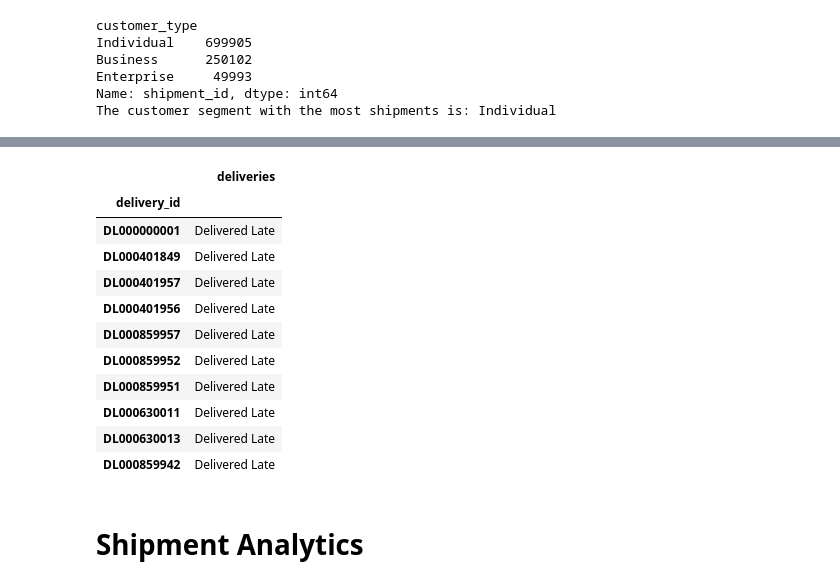
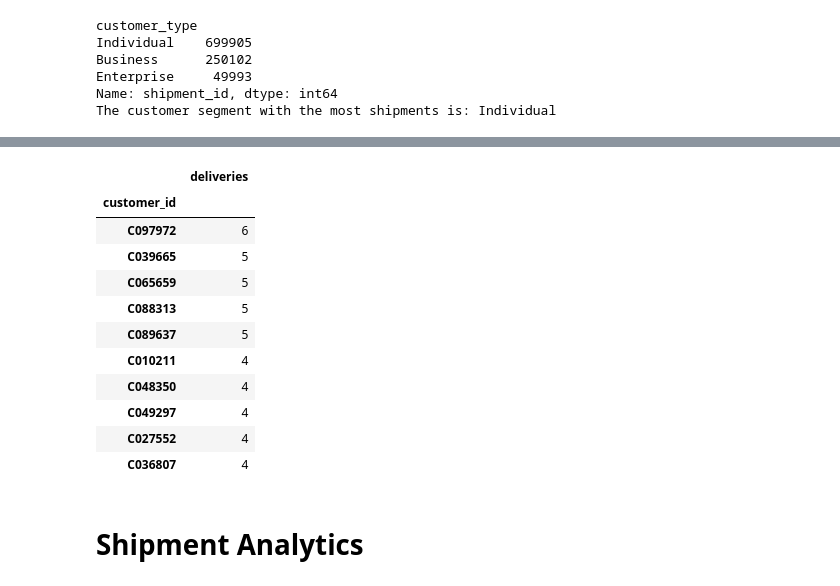
Before and after one commit to jilyanga2/Logistics-And-Delivery-Intelligence, a Jupyter notebook: feature-engineering.ipynb, the cells around one changed output, grey strips where cells are left out. Saved outputs shown, nothing was run; the diff lists cells and outputs as text; code cells hidden in the pictures.

```diff
--- a/feature-engineering.ipynb
+++ b/feature-engineering.ipynb
@@ -731,23 +767,28 @@ deliveries_cleaned = pd.read_csv("cleaned_supplyguard_data/deliveries_cleaned.cs
 # %%
 customers_cleaned = pd.read_csv("cleaned_supplyguard_data/customers_cleaned.csv")
 # %%
-#6. Which customer experienced the most delayed deliveries?
-deliveries = deliveries_cleaned.groupby("delivery_id").agg(deliveries=("delivery_status","sum"))
+# #6. Which customer experienced the most delayed deliveries?
+late_deliveries = finalmerge[finalmerge["delivery_status"] == "Delayed"]
+
+deliveries = late_deliveries.groupby("customer_id").agg(
+    deliveries=("delivery_status", "count")
+)
+
 deliveries.reset_index()
 deliveries.sort_values(by='deliveries', ascending=False).head(10)
 # %% [output]
 |  | deliveries |
-| delivery_id |  |
-| DL000000001 | Delivered Late |
-| DL000401849 | Delivered Late |
-| DL000401957 | Delivered Late |
-| DL000401956 | Delivered Late |
-| DL000859957 | Delivered Late |
-| DL000859952 | Delivered Late |
-| DL000859951 | Delivered Late |
-| DL000630011 | Delivered Late |
-| DL000630013 | Delivered Late |
-| DL000859942 | Delivered Late |
+| customer_id |  |
+| C097972 | 6 |
+| C039665 | 5 |
+| C065659 | 5 |
+| C088313 | 5 |
+| C089637 | 5 |
+| C010211 | 4 |
+| C048350 | 4 |
+| C049297 | 4 |
+| C027552 | 4 |
+| C036807 | 4 |
 # %% [markdown]
 # Shipment Analytics
 # %%
```
Also changed, not shown: parts of 7 cells of this notebook.
